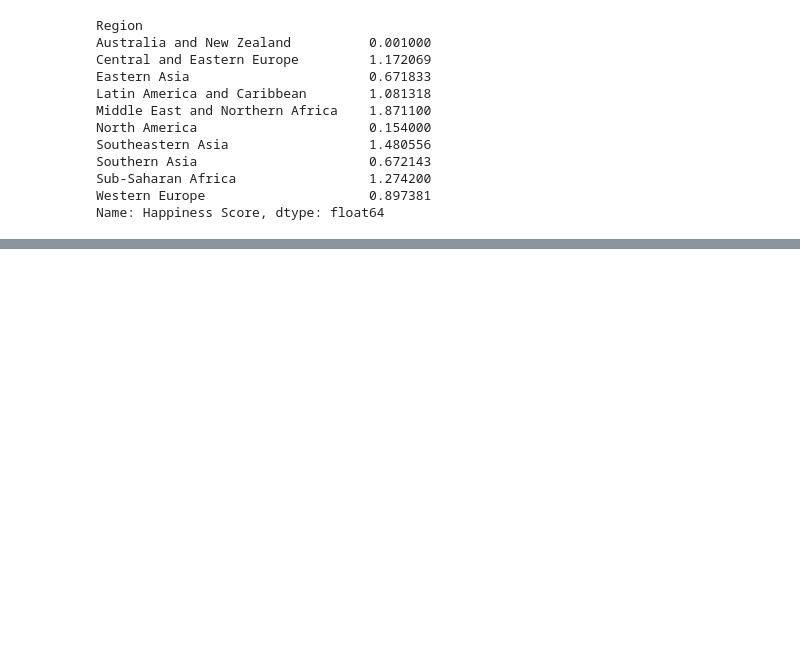
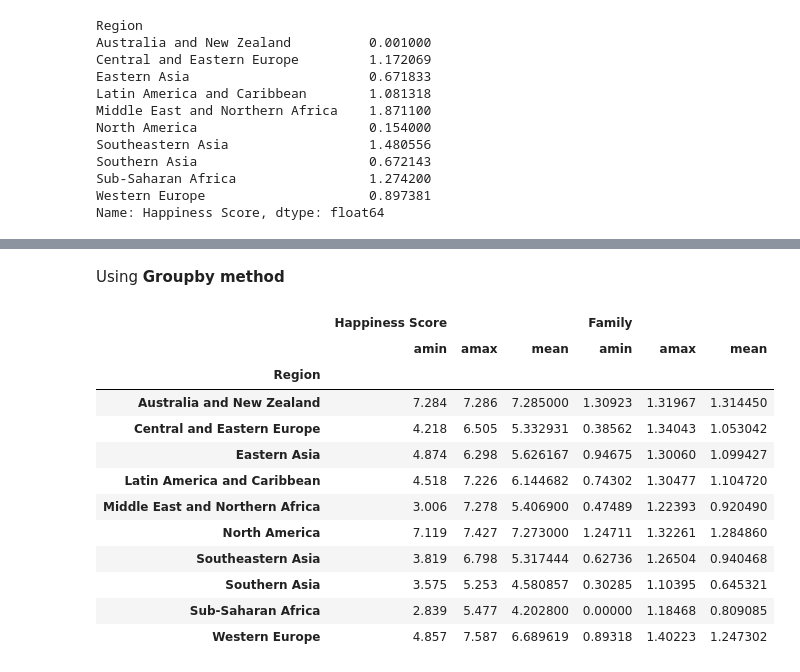
Before and after one commit to rhnyewale/Data-Cleaning-and-Analysis, a Jupyter notebook: Data Cleaning and Analysis.ipynb, the cells around one changed output, grey strips where cells are left out. Saved outputs shown, nothing was run; the diff lists cells and outputs as text; code cells hidden in the pictures; blank space fills up the shorter version.

```diff
--- a/Data Cleaning and Analysis.ipynb
+++ b/Data Cleaning and Analysis.ipynb
@@ -285,0 +376,20 @@ Name: Happiness Score, dtype: float64
+# %% [markdown]
+Using **Groupby method**
+# %%
+grouped = happiness2015.groupby('Region')[['Happiness Score','Family']]
+happy_family_stats = grouped.agg([np.min, np.max, np.mean])
+happy_family_stats
+# %% [output]
+|  | Happiness Score |  |  | Family |  |  |
+|  | amin | amax | mean | amin | amax | mean |
+| Region |  |  |  |  |  |  |
+| Australia and New Zealand | 7.284 | 7.286 | 7.285000 | 1.30923 | 1.31967 | 1.314450 |
+| Central and Eastern Europe | 4.218 | 6.505 | 5.332931 | 0.38562 | 1.34043 | 1.053042 |
+| Eastern Asia | 4.874 | 6.298 | 5.626167 | 0.94675 | 1.30060 | 1.099427 |
+| Latin America and Caribbean | 4.518 | 7.226 | 6.144682 | 0.74302 | 1.30477 | 1.104720 |
+| Middle East and Northern Africa | 3.006 | 7.278 | 5.406900 | 0.47489 | 1.22393 | 0.920490 |
+| North America | 7.119 | 7.427 | 7.273000 | 1.24711 | 1.32261 | 1.284860 |
+| Southeastern Asia | 3.819 | 6.798 | 5.317444 | 0.62736 | 1.26504 | 0.940468 |
+| Southern Asia | 3.575 | 5.253 | 4.580857 | 0.30285 | 1.10395 | 0.645321 |
+| Sub-Saharan Africa | 2.839 | 5.477 | 4.202800 | 0.00000 | 1.18468 | 0.809085 |
+| Western Europe | 4.857 | 7.587 | 6.689619 | 0.89318 | 1.40223 | 1.247302 |
```
Also changed, not shown: parts of 16 cells of this notebook.
